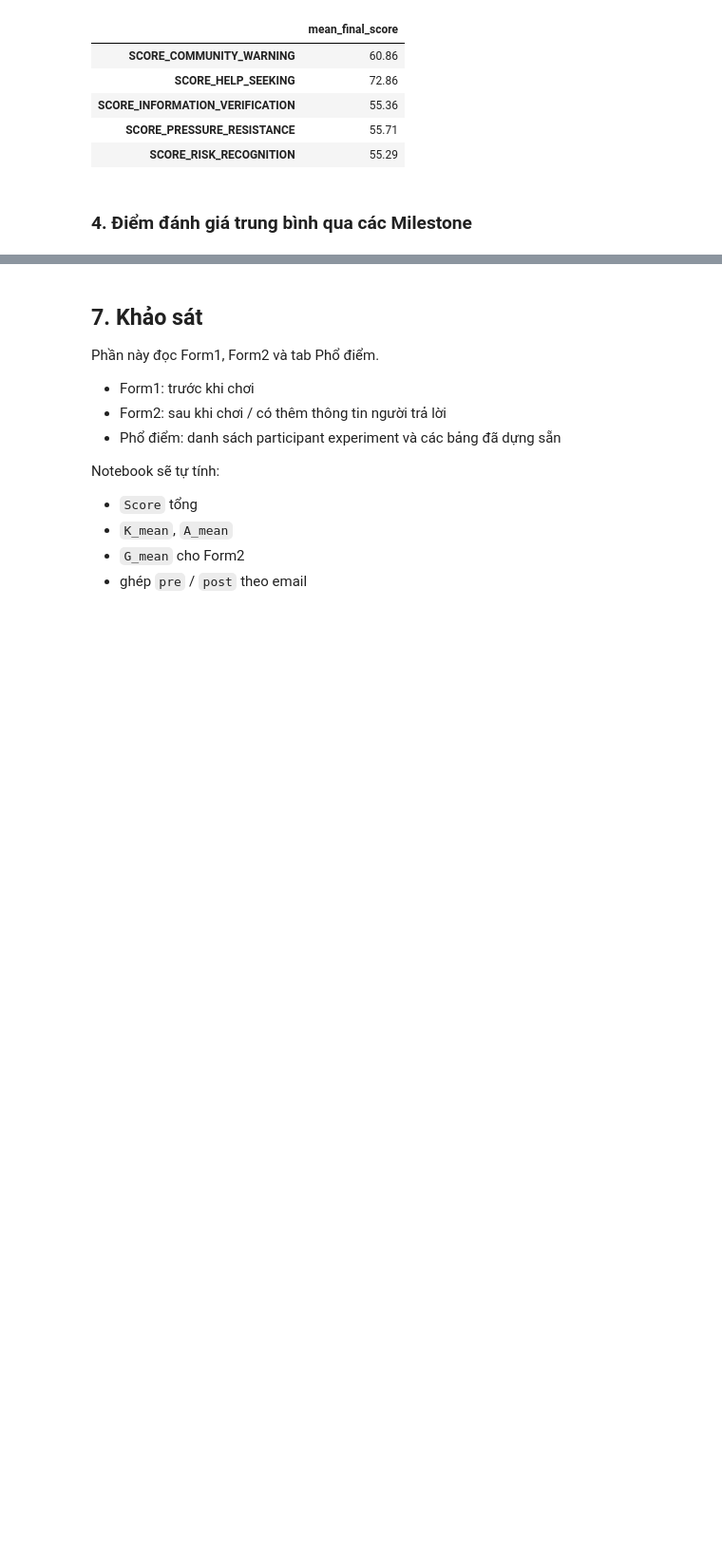
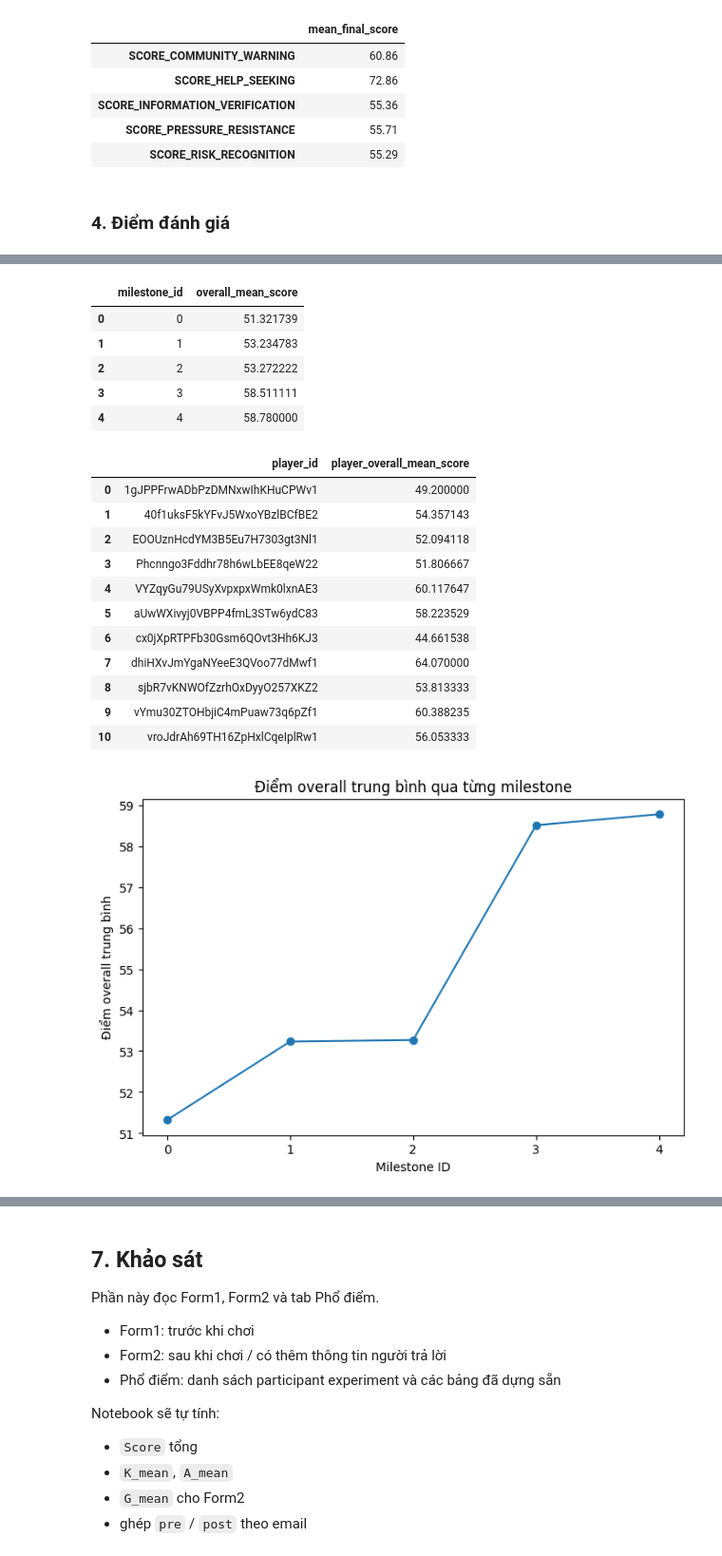
Before and after one commit to thangnguyenquoc2776/Serious_Game_Scam, a Jupyter notebook: Analytics/game_analysis v2.ipynb, the cells around one changed output, grey strips where cells are left out. Shown at 95% size. Drawn from its saved outputs; the diff is of its cells as text; code cells hidden in the pictures; blank space fills up the shorter version.

```diff
--- a/Analytics/game_analysis v2.ipynb
+++ b/Analytics/game_analysis v2.ipynb
@@ -484,7 +488,7 @@ display(score_means.to_frame("mean_final_score").round(2))
 | SCORE_PRESSURE_RESISTANCE | 55.71 |
 | SCORE_RISK_RECOGNITION | 55.29 |
 # %% [markdown]
-### 4. Điểm đánh giá trung bình qua các Milestone
+### 4. Điểm đánh giá
 # %%
 import pandas as pd
 
@@ -496,33 +500,66 @@ milestone_mean_wide = traces_df.groupby("milestone_id")[score_cols].mean().reset
 
 # 3. Chuyển bảng từ dạng ngang (wide) sang dạng dọc (long)
 # để tạo ra cột 'score_name' và 'score_value' dùng cho việc vẽ biểu đồ
 milestone_mean = milestone_mean_wide.melt(
     id_vars=["milestone_id"],
     value_vars=score_cols,
     var_name="score_name",
     value_name="score_value"
 )
 
 # Xem thử để kiểm tra xem đã có cột score_name và score_value chưa
 display(milestone_mean)
+
+#Bảng điểm overall trung bình cuối cùng
+milestone_overall_mean = traces_df.groupby("milestone_id")["mean_trace_score"].mean().reset_index(name="overall_mean_score")
+display(milestone_overall_mean)
+#Biểu đồ đường cho điểm overall qua từng milestone
+plt.figure(figsize=(8, 5))
+plt.plot(milestone_overall_mean["milestone_id"], milestone_overall_mean["overall_mean_score"], marker='o')
+plt.title("Điểm overall trung bình qua từng milestone")
+plt.xlabel("Milestone ID")
+plt.ylabel("Điểm overall trung bình")
+
+#Bảng điểm overall của từng player
+player_overall_mean = traces_df.groupby("player_id")["mean_trace_score"].mean().reset_index(name="player_overall_mean_score")
+display(player_overall_mean)
 # %% [output]
 |  | milestone_id | score_name | score_value |
 | 0 | 0 | SCORE_COMMUNITY_WARNING | 50.000000 |
 | 1 | 1 | SCORE_COMMUNITY_WARNING | 50.000000 |
 | 2 | 2 | SCORE_COMMUNITY_WARNING | 50.000000 |
 | 3 | 3 | SCORE_COMMUNITY_WARNING | 51.777778 |
 | 4 | 4 | SCORE_COMMUNITY_WARNING | 56.800000 |
 | 5 | 0 | SCORE_HELP_SEEKING | 53.695652 |
 | 6 | 1 | SCORE_HELP_SEEKING | 63.260870 |
 | 7 | 2 | SCORE_HELP_SEEKING | 66.388889 |
 | 8 | 3 | SCORE_HELP_SEEKING | 71.777778 |
 | 9 | 4 | SCORE_HELP_SEEKING | 74.625000 |
 | ... | ... | ... | ... |
 | 20 | 0 | SCORE_RISK_RECOGNITION | 50.000000 |
 | 21 | 1 | SCORE_RISK_RECOGNITION | 48.782609 |
 | 22 | 2 | SCORE_RISK_RECOGNITION | 47.611111 |
 | 23 | 3 | SCORE_RISK_RECOGNITION | 56.311111 |
 | 24 | 4 | SCORE_RISK_RECOGNITION | 54.425000 |
+|  | milestone_id | overall_mean_score |
+| 0 | 0 | 51.321739 |
+| 1 | 1 | 53.234783 |
+| 2 | 2 | 53.272222 |
+| 3 | 3 | 58.511111 |
+| 4 | 4 | 58.780000 |
+|  | player_id | player_overall_mean_score |
+| 0 | 1gJPPFrwADbPzDMNxwIhKHuCPWv1 | 49.200000 |
+| 1 | 40f1uksF5kYFvJ5WxoYBzlBCfBE2 | 54.357143 |
+| 2 | EOOUznHcdYM3B5Eu7H7303gt3Nl1 | 52.094118 |
+| 3 | Phcnngo3Fddhr78h6wLbEE8qeW22 | 51.806667 |
+| 4 | VYZqyGu79USyXvpxpxWmk0lxnAE3 | 60.117647 |
+| 5 | aUwWXivyj0VBPP4fmL3STw6ydC83 | 58.223529 |
+| 6 | cx0jXpRTPFb30Gsm6QOvt3Hh6KJ3 | 44.661538 |
+| 7 | dhiHXvJmYgaNYeeE3QVoo77dMwf1 | 64.070000 |
+| 8 | sjbR7vKNWOfZzrhOxDyyO257XKZ2 | 53.813333 |
+| 9 | vYmu30ZTOHbjiC4mPuaw73q6pZf1 | 60.388235 |
+| 10 | vroJdrAh69TH16ZpHxlCqeIplRw1 | 56.053333 |
+[figure, added]
 # %%
 import matplotlib.pyplot as plt
 import pandas as pd
```
Also changed, not shown: parts of 5 cells of this notebook.
